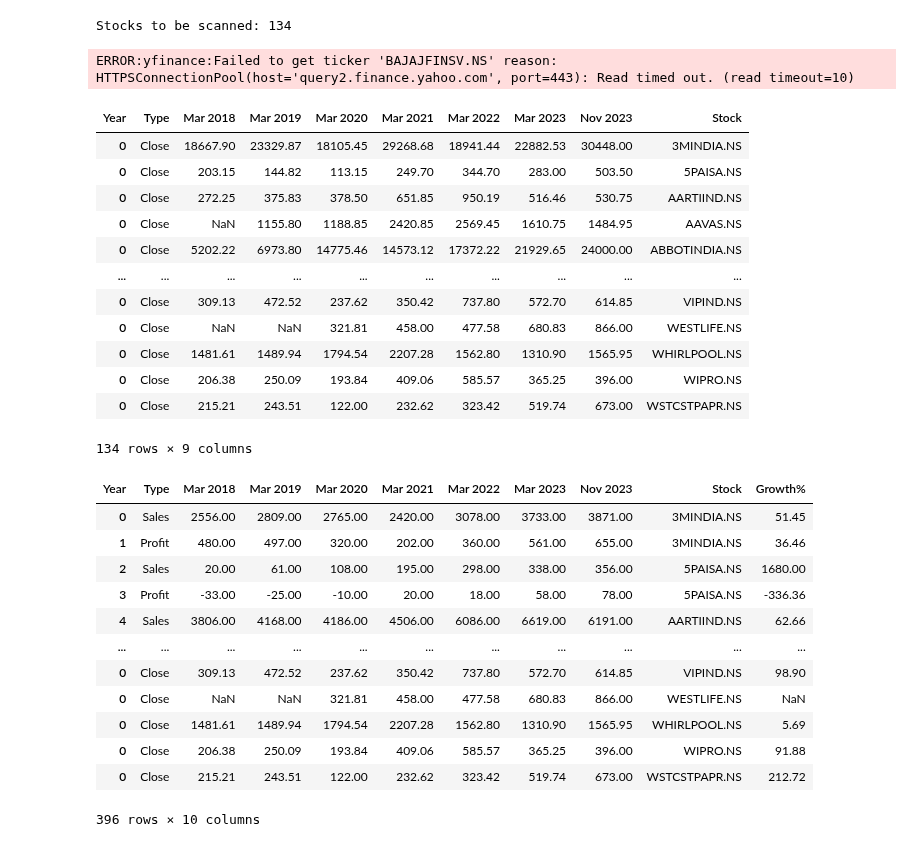
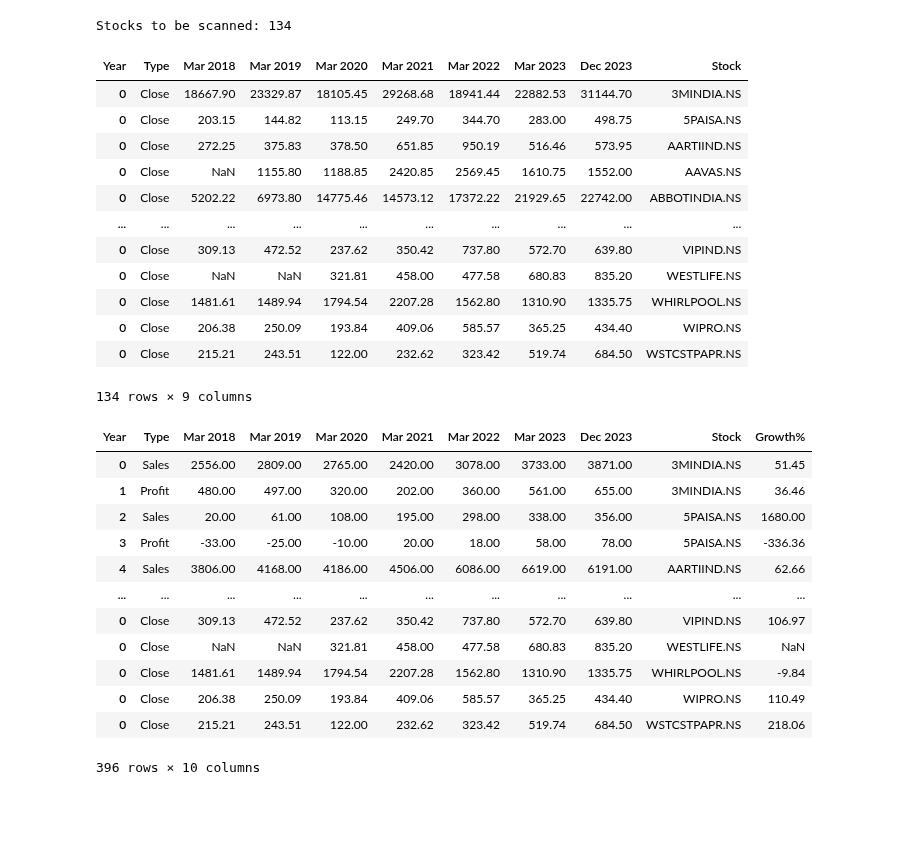
Before and after one commit to ankit-rathi/Quantvesting_v1, a Jupyter notebook: myProspects_Valuation_Gap_Analysis.ipynb, the cells around one changed output. Saved outputs shown, nothing was run; the diff lists cells and outputs as text; code cells hidden in the pictures; blank space fills up the shorter version.

```diff
--- a/myProspects_Valuation_Gap_Analysis.ipynb
+++ b/myProspects_Valuation_Gap_Analysis.ipynb
@@ -34,6 +34,8 @@ Requirement already satisfied: certifi>=2017.4.17 in /usr/local/lib/python3.10/d
 # %%
 import pandas as pd
 import numpy as np
+
+mon = 'Dec'
 
 path_mypf = 'https://raw.githubusercontent.com/ankit-rathi/Data-Science-with-Python/master/Tradevesting/'
 
@@ -124,9 +126,9 @@ for stock_name in stock_ids:
 
 df_latest_analysis.index.names = ['Type']
 df_latest_analysis.reset_index(inplace=True)
-df_latest_analysis.rename(columns={'TTM': 'Nov 2023'}, inplace=True)
+df_latest_analysis.rename(columns={'TTM': mon+' 2023'}, inplace=True)
 #df_latest_analysis.drop('TTM', axis=1, inplace=True)
-cols = [ 'Mar 2018', 'Mar 2019', 'Mar 2020', 'Mar 2021', 'Mar 2022', 'Mar 2023', 'Nov 2023']
+cols = [ 'Mar 2018', 'Mar 2019', 'Mar 2020', 'Mar 2021', 'Mar 2022', 'Mar 2023', mon+' 2023']
 for col in cols:
     df_latest_analysis[col] = df_latest_analysis[col].str.replace(',', '').astype(float)
 # %%
@@ -161,7 +163,7 @@ for stock_name in stock_ids:
   stock_df['Year'] = stock_df['Mon'] + ' ' + stock_df['Year']
   cols = [ 'Year', 'Close']
   stock_df = stock_df[cols]
-  stock_df = stock_df[(stock_df['Year'].str.contains("Mar")) | (stock_df['Year'].str.contains("Nov 2023"))]
+  stock_df = stock_df[(stock_df['Year'].str.contains("Mar")) | (stock_df['Year'].str.contains(mon+' 2023'))]
   stock_df = stock_df.set_index('Year')
   stock_df = stock_df.T
   stock_df['Stock'] = stock_symbol
@@ -171,38 +173,37 @@ for stock_name in stock_ids:
 
 stock_df_final
 # %% [output]
+| Year | Type | Mar 2018 | Mar 2019 | Mar 2020 | Mar 2021 | Mar 2022 | Mar 2023 | Dec 2023 | Stock |
+| 0 | Close | 18667.90 | 23329.87 | 18105.45 | 29268.68 | 18941.44 | 22882.53 | 31144.70 | 3MINDIA.NS |
+| 0 | Close | 203.15 | 144.82 | 113.15 | 249.70 | 344.70 | 283.00 | 498.75 | 5PAISA.NS |
+| 0 | Close | 272.25 | 375.83 | 378.50 | 651.85 | 950.19 | 516.46 | 573.95 | AARTIIND.NS |
+| 0 | Close | NaN | 1155.80 | 1188.85 | 2420.85 | 2569.45 | 1610.75 | 1552.00 | AAVAS.NS |
+| 0 | Close | 5202.22 | 6973.80 | 14775.46 | 14573.12 | 17372.22 | 21929.65 | 22742.00 | ABBOTINDIA.NS |
+| ... | ... | ... | ... | ... | ... | ... | ... | ... | ... |
+| 0 | Close | 309.13 | 472.52 | 237.62 | 350.42 | 737.80 | 572.70 | 639.80 | VIPIND.NS |
+| 0 | Close | NaN | NaN | 321.81 | 458.00 | 477.58 | 680.83 | 835.20 | WESTLIFE.NS |
+| 0 | Close | 1481.61 | 1489.94 | 1794.54 | 2207.28 | 1562.80 | 1310.90 | 1335.75 | WHIRLPOOL.NS |
+| 0 | Close | 206.38 | 250.09 | 193.84 | 409.06 | 585.57 | 365.25 | 434.40 | WIPRO.NS |
+| 0 | Close | 215.21 | 243.51 | 122.00 | 232.62 | 323.42 | 519.74 | 684.50 | WSTCSTPAPR.NS |
-ERROR:yfinance:Failed to get ticker 'BAJAJFINSV.NS' reason: HTTPSConnectionPool(host='query2.finance.yahoo.com', port=443): Read timed out. (read timeout=10)
+134 rows × 9 columns
-| Year | Type | Mar 2018 | Mar 2019 | Mar 2020 | Mar 2021 | Mar 2022 | Mar 2023 | Nov 2023 | Stock |
-| 0 | Close | 18667.90 | 23329.87 | 18105.45 | 29268.68 | 18941.44 | 22882.53 | 30448.00 | 3MINDIA.NS |
-| 0 | Close | 203.15 | 144.82 | 113.15 | 249.70 | 344.70 | 283.00 | 503.50 | 5PAISA.NS |
-| 0 | Close | 272.25 | 375.83 | 378.50 | 651.85 | 950.19 | 516.46 | 530.75 | AARTIIND.NS |
-| 0 | Close | NaN | 1155.80 | 1188.85 | 2420.85 | 2569.45 | 1610.75 | 1484.95 | AAVAS.NS |
-| 0 | Close | 5202.22 | 6973.80 | 14775.46 | 14573.12 | 17372.22 | 21929.65 | 24000.00 | ABBOTINDIA.NS |
-| ... | ... | ... | ... | ... | ... | ... | ... | ... | ... |
-| 0 | Close | 309.13 | 472.52 | 237.62 | 350.42 | 737.80 | 572.70 | 614.85 | VIPIND.NS |
-| 0 | Close | NaN | NaN | 321.81 | 458.00 | 477.58 | 680.83 | 866.00 | WESTLIFE.NS |
-| 0 | Close | 1481.61 | 1489.94 | 1794.54 | 2207.28 | 1562.80 | 1310.90 | 1565.95 | WHIRLPOOL.NS |
-| 0 | Close | 206.38 | 250.09 | 193.84 | 409.06 | 585.57 | 365.25 | 396.00 | WIPRO.NS |
-| 0 | Close | 215.21 | 243.51 | 122.00 | 232.62 | 323.42 | 519.74 | 673.00 | WSTCSTPAPR.NS |
-134 rows × 9 columns
 # %%
 df_gap_analysis = df_latest_analysis.append(stock_df_final)
-df_gap_analysis['Growth%'] = (df_gap_analysis['Nov 2023'] - df_gap_analysis['Mar 2018'])*100/df_gap_analysis['Mar 2018']
+df_gap_analysis['Growth%'] = (df_gap_analysis[mon+' 2023'] - df_gap_analysis['Mar 2018'])*100/df_gap_analysis['Mar 2018']
 df_gap_analysis['Growth%'] = round(df_gap_analysis['Growth%'],2)
 df_gap_analysis
 # %% [output]
-| Year | Type | Mar 2018 | Mar 2019 | Mar 2020 | Mar 2021 | Mar 2022 | Mar 2023 | Nov 2023 | Stock | Growth% |
+| Year | Type | Mar 2018 | Mar 2019 | Mar 2020 | Mar 2021 | Mar 2022 | Mar 2023 | Dec 2023 | Stock | Growth% |
 | 0 | Sales | 2556.00 | 2809.00 | 2765.00 | 2420.00 | 3078.00 | 3733.00 | 3871.00 | 3MINDIA.NS | 51.45 |
 | 1 | Profit | 480.00 | 497.00 | 320.00 | 202.00 | 360.00 | 561.00 | 655.00 | 3MINDIA.NS | 36.46 |
 | 2 | Sales | 20.00 | 61.00 | 108.00 | 195.00 | 298.00 | 338.00 | 356.00 | 5PAISA.NS | 1680.00 |
 | 3 | Profit | -33.00 | -25.00 | -10.00 | 20.00 | 18.00 | 58.00 | 78.00 | 5PAISA.NS | -336.36 |
 | 4 | Sales | 3806.00 | 4168.00 | 4186.00 | 4506.00 | 6086.00 | 6619.00 | 6191.00 | AARTIIND.NS | 62.66 |
 | ... | ... | ... | ... | ... | ... | ... | ... | ... | ... | ... |
-| 0 | Close | 309.13 | 472.52 | 237.62 | 350.42 | 737.80 | 572.70 | 614.85 | VIPIND.NS | 98.90 |
-| 0 | Close | NaN | NaN | 321.81 | 458.00 | 477.58 | 680.83 | 866.00 | WESTLIFE.NS | NaN |
-| 0 | Close | 1481.61 | 1489.94 | 1794.54 | 2207.28 | 1562.80 | 1310.90 | 1565.95 | WHIRLPOOL.NS | 5.69 |
-| 0 | Close | 206.38 | 250.09 | 193.84 | 409.06 | 585.57 | 365.25 | 396.00 | WIPRO.NS | 91.88 |
-| 0 | Close | 215.21 | 243.51 | 122.00 | 232.62 | 323.42 | 519.74 | 673.00 | WSTCSTPAPR.NS | 212.72 |
+| 0 | Close | 309.13 | 472.52 | 237.62 | 350.42 | 737.80 | 572.70 | 639.80 | VIPIND.NS | 106.97 |
+| 0 | Close | NaN | NaN | 321.81 | 458.00 | 477.58 | 680.83 | 835.20 | WESTLIFE.NS | NaN |
+| 0 | Close | 1481.61 | 1489.94 | 1794.54 | 2207.28 | 1562.80 | 1310.90 | 1335.75 | WHIRLPOOL.NS | -9.84 |
+| 0 | Close | 206.38 | 250.09 | 193.84 | 409.06 | 585.57 | 365.25 | 434.40 | WIPRO.NS | 110.49 |
+| 0 | Close | 215.21 | 243.51 | 122.00 | 232.62 | 323.42 | 519.74 | 684.50 | WSTCSTPAPR.NS | 218.06 |
 396 rows × 10 columns
 # %%
 stock_df_gap = pd.DataFrame()
```
Also changed, not shown: parts of 4 cells of this notebook.
